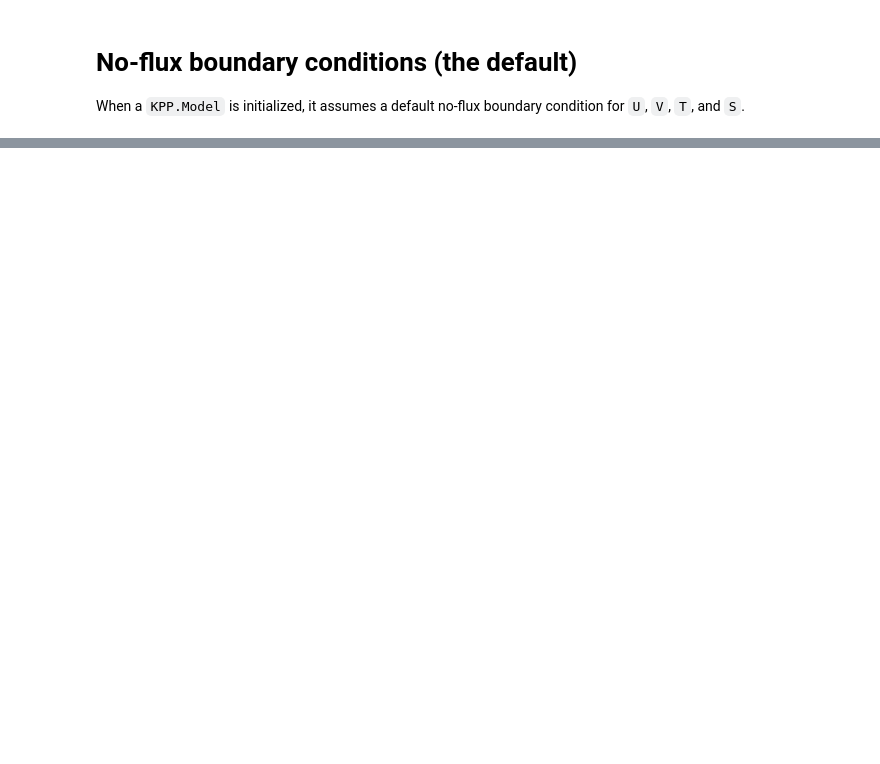
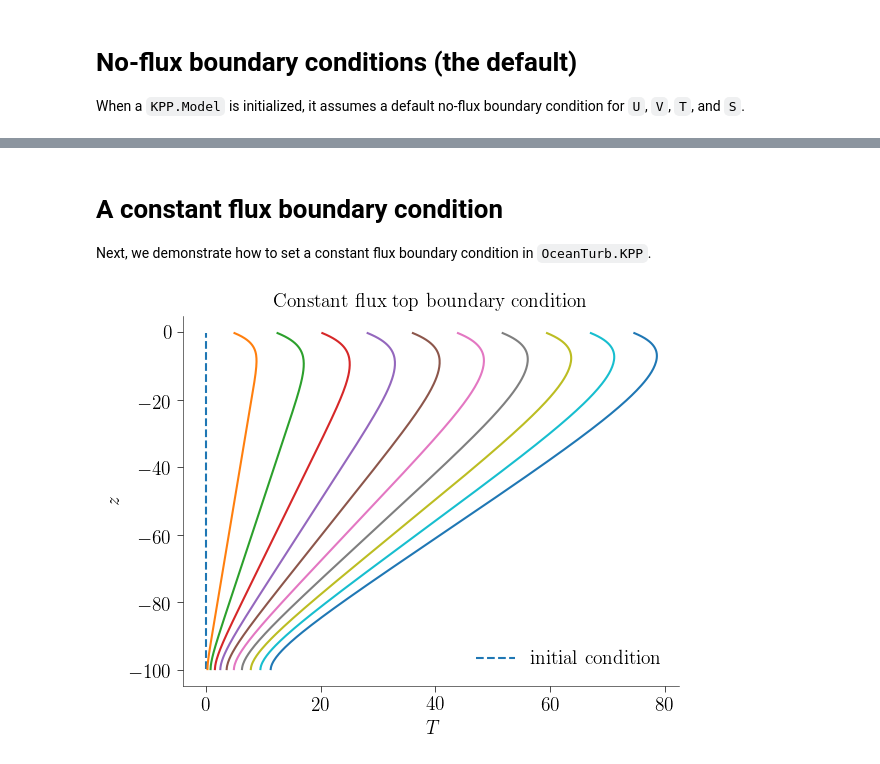
Before and after one commit to glwagner/OceanTurb.jl, a Jupyter notebook: examples/KPP_example.ipynb, the cells around one changed output, grey strips where cells are left out. Cells and saved outputs as stored; diff of their text form; code cells hidden in the pictures; blank space fills up the shorter version.

```diff
--- a/examples/KPP_example.ipynb
+++ b/examples/KPP_example.ipynb
@@ -50,0 +53,33 @@ legend();
+# %% [markdown]
+# A constant flux boundary condition
+
+Next, we demonstrate how to set a constant flux boundary condition in `OceanTurb.KPP`.
+# %%
+# Re-initialize the solution
+model.solution.T = 0 # in OceanTurb.jl, this sets all grid values of T to 0.
+
+# Set constant boundary conditions at top and bottom
+set_bcs!(model, T=FluxBC(Top, 1.0))
+
+# Initialize plotting
+ax, fig = subplots()
+xlabel(L"T")
+ylabel(L"z")
+title("Constant flux top boundary condition")
+cornerspines()
+
+plot(model.solution.T.data, zdata(model.solution.T), "--", label="initial condition")
+
+# Run
+dt = 0.01
+nt = 1000
+ni = 10
+
+for i = 1:ni
+    iterate!(model, dt, nt)
+    plot(model.solution.T.data, zdata(model.solution.T))
+end
+
+legend();
+# %% [output]
+[figure, added]
```
Also changed, not shown: parts of 2 cells of this notebook, 2 other files.
